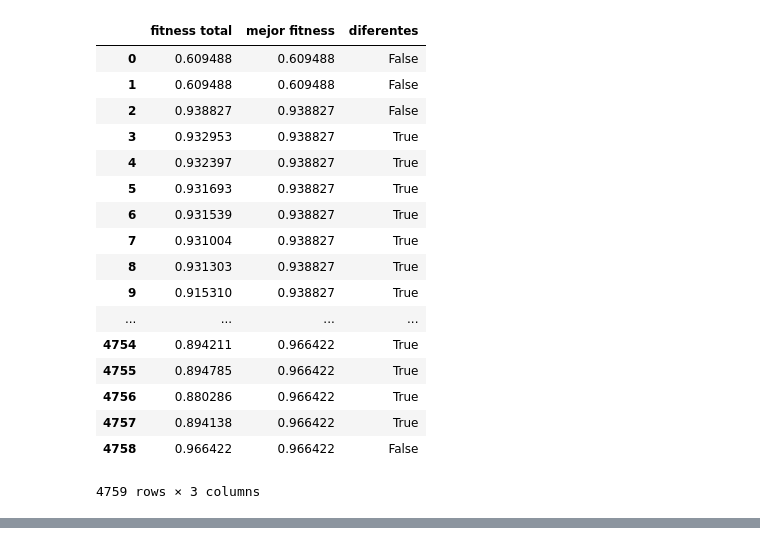
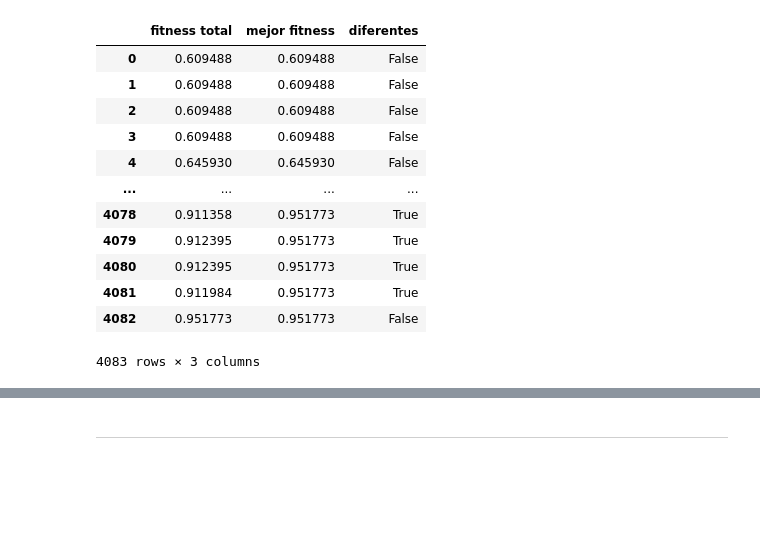
Before and after one commit to zerolfer/TFM-graficador, a Jupyter notebook: skewed-aceptaciones.ipynb, the cells around one changed output, grey strips where cells are left out. Drawn from its saved outputs; the diff is of its cells as text; code cells hidden in the pictures; blank space fills up the shorter version.

```diff
--- a/skewed-aceptaciones.ipynb
+++ b/skewed-aceptaciones.ipynb
@@ -3,3 +3,16 @@ import pandas as pd
 import matplotlib.pyplot as plt
 
 %matplotlib notebook
+# %%
+path = "C:\\Users\\Administrador\\Documents\\TFM-graficador\\ejecuciones\\entornos probabilisticos\\2_6-11-2019\\Caso1Id1m-01-01-2019\\VNS\\Trazas\\output5.csv"
+# %%
+df = pd.read_csv(path,
+                 sep=';',
+                 skiprows=[0],
+                 names=[
+                     "iteracion", "tiempo (ms)", "fitness total", "fitness 1",
+                     "fitness 2", "fitness 3", "fitness 4", "tamaño",
+                     "porcentajeMejora", "vecindad", "mejor fitness",
+                     "distancia"
+                 ])
+df
@@ -6,33 +33,22 @@ import matplotlib.pyplot as plt
 # %%
-
-df = pd.read_csv(
-    "C:\\Users\\Administrador\\Documents\\Proyecto-Salomon\\resultados\\Caso1Id1m-01-01-2019\\VNS\\Trazas\\output1.csv",
-    sep=';', skiprows=[0],
-    names=["iteracion", "tiempo (ms)", "fitness total", "fitness 1", "fitness 2", "fitness 3", "fitness 4", "tamaño",
-           "porcentajeMejora", "vecindad", "mejor fitness", "distancia"])
-
 df2 = df.copy(deep=True)
 df2.apply(lambda row: round(float(row["mejor fitness"]), 6), axis=1)
-df2['diferentes'] = df.apply(lambda row: row["fitness total"] != row["mejor fitness"], axis=1)
+df2['diferentes'] = df.apply(
+    lambda row: row["fitness total"] != row["mejor fitness"], axis=1)
 
 df2[["fitness total", "mejor fitness", "diferentes"]]
 # %% [output]
 |  | fitness total | mejor fitness | diferentes |
 | 0 | 0.609488 | 0.609488 | False |
 | 1 | 0.609488 | 0.609488 | False |
-| 2 | 0.938827 | 0.938827 | False |
-| 3 | 0.932953 | 0.938827 | True |
-| 4 | 0.932397 | 0.938827 | True |
-| 5 | 0.931693 | 0.938827 | True |
-| 6 | 0.931539 | 0.938827 | True |
-| 7 | 0.931004 | 0.938827 | True |
-| 8 | 0.931303 | 0.938827 | True |
-| 9 | 0.915310 | 0.938827 | True |
+| 2 | 0.609488 | 0.609488 | False |
+| 3 | 0.609488 | 0.609488 | False |
+| 4 | 0.645930 | 0.645930 | False |
 | ... | ... | ... | ... |
-| 4754 | 0.894211 | 0.966422 | True |
-| 4755 | 0.894785 | 0.966422 | True |
-| 4756 | 0.880286 | 0.966422 | True |
-| 4757 | 0.894138 | 0.966422 | True |
-| 4758 | 0.966422 | 0.966422 | False |
+| 4078 | 0.911358 | 0.951773 | True |
+| 4079 | 0.912395 | 0.951773 | True |
+| 4080 | 0.912395 | 0.951773 | True |
+| 4081 | 0.911984 | 0.951773 | True |
+| 4082 | 0.951773 | 0.951773 | False |
-4759 rows × 3 columns
+4083 rows × 3 columns
 # %%
@@ -42,3 +58,5 @@ plt.show()
 # %% [output]
 [interactive output not drawn]
 [interactive output not drawn]
+# %% [markdown]
+__________________________________
```
Also changed, not shown: parts of 2 cells of this notebook, 14 other files.
